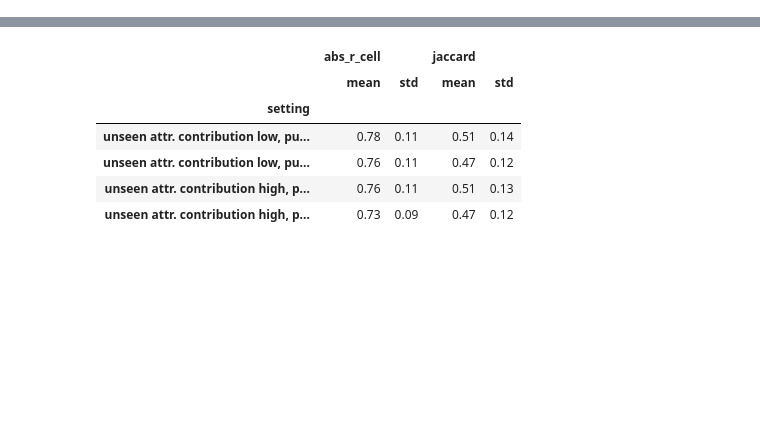
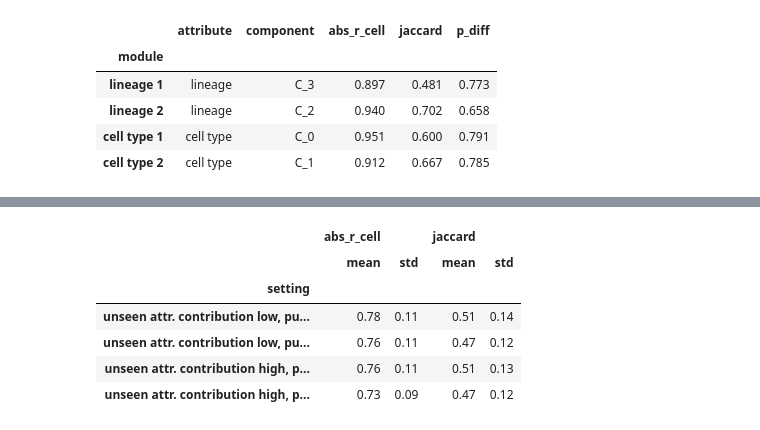
Before and after one commit to CM-Compbio-Group/TrackG, a Jupyter notebook: tutorial/simulation.ipynb, the cells around one changed output, grey strips where cells are left out. Drawn from its saved outputs; the diff is of its cells as text; code cells hidden in the pictures; blank space fills up the shorter version.

```diff
--- a/tutorial/simulation.ipynb
+++ b/tutorial/simulation.ipynb
@@ -53,0 +167,10 @@ seed 9 done
+# %%
+rows, _ = ES.match_to_truth(sim, fit, out, GENE_IDS)
+pd.DataFrame(rows).set_index("module").round(3)
+# %% [output]
+|  | attribute | component | abs_r_cell | jaccard | p_diff |
+| module |  |  |  |  |  |
+| lineage 1 | lineage | C_3 | 0.897 | 0.481 | 0.773 |
+| lineage 2 | lineage | C_2 | 0.940 | 0.702 | 0.658 |
+| cell type 1 | cell type | C_0 | 0.951 | 0.600 | 0.791 |
+| cell type 2 | cell type | C_1 | 0.912 | 0.667 | 0.785 |
```
Also changed, not shown: parts of 27 cells of this notebook, 1 other file.
